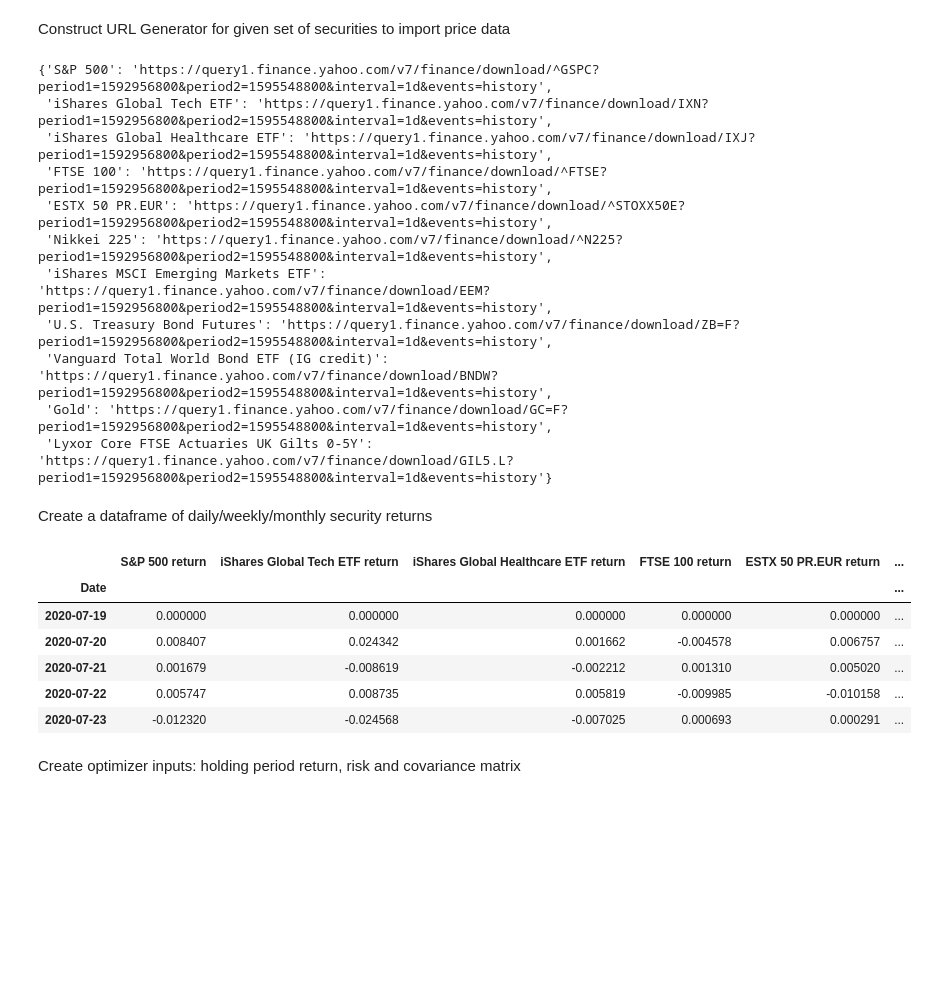
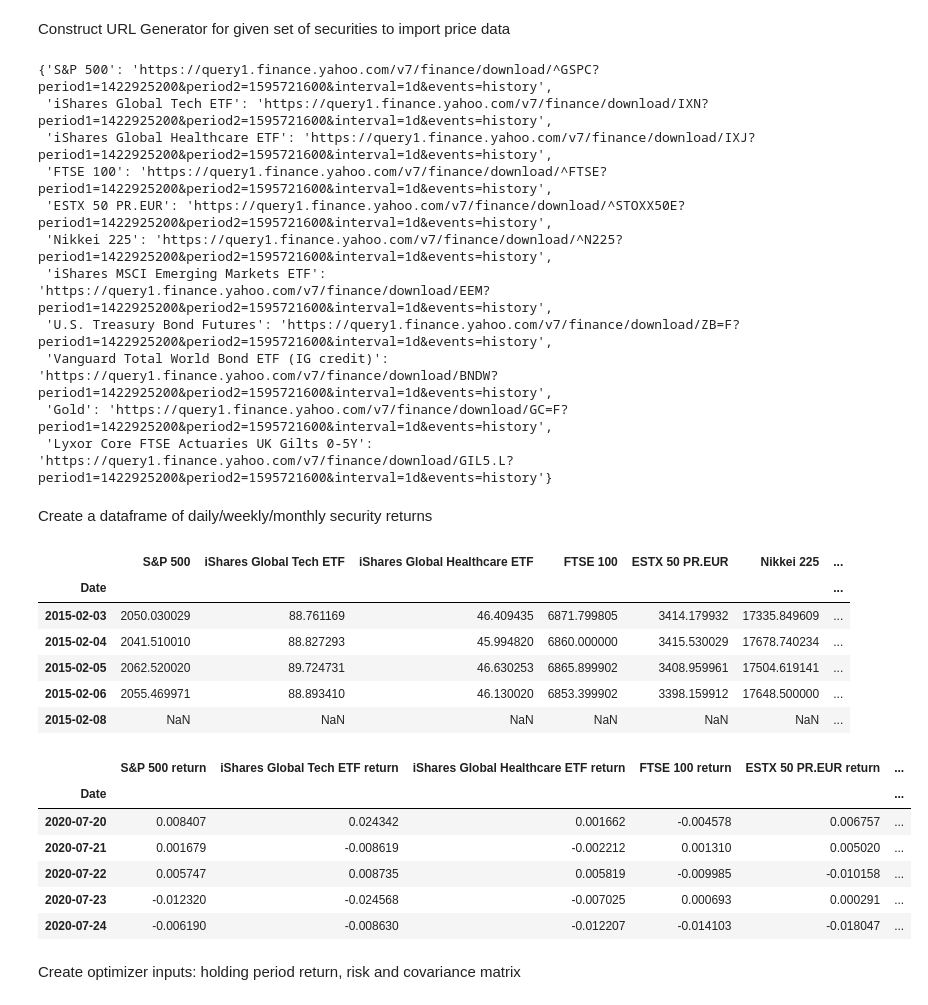
Before and after one commit to dhirlea/Portfolio-Optimizer, a Jupyter notebook: YahooPortfolioOptimizer.ipynb, the cells around one changed output. Drawn from its saved outputs; the diff is of its cells as text; code cells hidden in the pictures; blank space fills up the shorter version.

```diff
--- a/YahooPortfolioOptimizer.ipynb
+++ b/YahooPortfolioOptimizer.ipynb
@@ -33,12 +33,12 @@ frequency ='1d'
 
 #Specify time window to download data eg. last 30 days and annualisation factor for days
 
-lookback = 30
+lookback = 2000
 ann_factor = 260
 
 #Generates epoch timestamps to construct URL
 
-today_date = dt.datetime(dt.datetime.now().year, dt.datetime.now().month, dt.datetime.now().day,1,0,0)
+today_date = dt.datetime(dt.datetime.now().year, dt.datetime.now().month, dt.datetime.now().day-1,1,0,0)
 start_date = today_date - dt.timedelta(days=lookback)
 
 today_date_string = str(round(today_date.timestamp()))
@@ -62,17 +62,17 @@ for security in securities_dictionary.keys():
 display(url_dictionary)
 print('\n')
 # %% [output]
-{'S&P 500': 'https://query1.finance.yahoo.com/v7/finance/download/^GSPC?period1=1592956800&period2=1595548800&interval=1d&events=history',
- 'iShares Global Tech ETF': 'https://query1.finance.yahoo.com/v7/finance/download/IXN?period1=1592956800&period2=1595548800&interval=1d&events=history',
- 'iShares Global Healthcare ETF': 'https://query1.finance.yahoo.com/v7/finance/download/IXJ?period1=1592956800&period2=1595548800&interval=1d&events=history',
- 'FTSE 100': 'https://query1.finance.yahoo.com/v7/finance/download/^FTSE?period1=1592956800&period2=1595548800&interval=1d&events=history',
- 'ESTX 50 PR.EUR': 'https://query1.finance.yahoo.com/v7/finance/download/^STOXX50E?period1=1592956800&period2=1595548800&interval=1d&events=history',
- 'Nikkei 225': 'https://query1.finance.yahoo.com/v7/finance/download/^N225?period1=1592956800&period2=1595548800&interval=1d&events=history',
- 'iShares MSCI Emerging Markets ETF': 'https://query1.finance.yahoo.com/v7/finance/download/EEM?period1=1592956800&period2=1595548800&interval=1d&events=history',
- 'U.S. Treasury Bond Futures': 'https://query1.finance.yahoo.com/v7/finance/download/ZB=F?period1=1592956800&period2=1595548800&interval=1d&events=history',
- 'Vanguard Total World Bond ETF (IG credit)': 'https://query1.finance.yahoo.com/v7/finance/download/BNDW?period1=1592956800&period2=1595548800&interval=1d&events=history',
- 'Gold': 'https://query1.finance.yahoo.com/v7/finance/download/GC=F?period1=1592956800&period2=1595548800&interval=1d&events=history',
- 'Lyxor Core FTSE Actuaries UK Gilts 0-5Y': 'https://query1.finance.yahoo.com/v7/finance/download/GIL5.L?period1=1592956800&period2=1595548800&interval=1d&events=history'}
+{'S&P 500': 'https://query1.finance.yahoo.com/v7/finance/download/^GSPC?period1=1422925200&period2=1595721600&interval=1d&events=history',
+ 'iShares Global Tech ETF': 'https://query1.finance.yahoo.com/v7/finance/download/IXN?period1=1422925200&period2=1595721600&interval=1d&events=history',
+ 'iShares Global Healthcare ETF': 'https://query1.finance.yahoo.com/v7/finance/download/IXJ?period1=1422925200&period2=1595721600&interval=1d&events=history',
+ 'FTSE 100': 'https://query1.finance.yahoo.com/v7/finance/download/^FTSE?period1=1422925200&period2=1595721600&interval=1d&events=history',
+ 'ESTX 50 PR.EUR': 'https://query1.finance.yahoo.com/v7/finance/download/^STOXX50E?period1=1422925200&period2=1595721600&interval=1d&events=history',
+ 'Nikkei 225': 'https://query1.finance.yahoo.com/v7/finance/download/^N225?period1=1422925200&period2=1595721600&interval=1d&events=history',
+ 'iShares MSCI Emerging Markets ETF': 'https://query1.finance.yahoo.com/v7/finance/download/EEM?period1=1422925200&period2=1595721600&interval=1d&events=history',
+ 'U.S. Treasury Bond Futures': 'https://query1.finance.yahoo.com/v7/finance/download/ZB=F?period1=1422925200&period2=1595721600&interval=1d&events=history',
+ 'Vanguard Total World Bond ETF (IG credit)': 'https://query1.finance.yahoo.com/v7/finance/download/BNDW?period1=1422925200&period2=1595721600&interval=1d&events=history',
+ 'Gold': 'https://query1.finance.yahoo.com/v7/finance/download/GC=F?period1=1422925200&period2=1595721600&interval=1d&events=history',
+ 'Lyxor Core FTSE Actuaries UK Gilts 0-5Y': 'https://query1.finance.yahoo.com/v7/finance/download/GIL5.L?period1=1422925200&period2=1595721600&interval=1d&events=history'}
 # %% [markdown]
 Create a dataframe of daily/weekly/monthly security returns
 # %%
@@ -90,42 +90,52 @@ for security in url_dictionary.keys():
 
     #Relabel columns in each dataframe
     securities_price_dictionary[security].columns = ['Date', security+' price level']
 
     #Set dates in each dataframe to Datetime objects
     securities_price_dictionary[security]['Date'] = pd.to_datetime(securities_price_dictionary[security]['Date'])
 
     #Set the index of sub-dataframes to the Date column to help with concatenation
     securities_price_dictionary[security].set_index('Date', inplace=True)
 
 #Concatenate sub-dataframes of dictionary into one main dataframe and set column names
 
 securities_price_df = pd.concat(securities_price_dictionary, axis=1)
 
 securities_price_df.columns= url_dictionary.keys()
 
 col_names = [ name + ' return' for name in url_dictionary.keys()]
 
 #Compute return series and ffill missing values
 securities_return_df = securities_price_df.pct_change(fill_method='ffill')
-securities_return_df = securities_return_df.set_index(securities_price_df.index).dropna()
+securities_return_df.fillna(0, inplace=True)
+securities_return_df = securities_return_df.set_index(securities_price_df.index)
+securities_return_df.drop(securities_return_df.index[0], inplace=True)
+
 
 securities_return_df.columns = col_names
 
 #Print prices and returns dataframes for debugging purposes
 
-#display(securities_price_df.tail())
+display(securities_price_df.head())
 
 display(securities_return_df.tail())
 
 print('\n')
 # %% [output]
-|  | S&P 500 return | iShares Global Tech ETF return | iShares Global Healthcare ETF return | FTSE 100 return | ESTX 50 PR.EUR return | ... |
-| Date |  |  |  |  |  | ... |
-| 2020-07-19 | 0.000000 | 0.000000 | 0.000000 | 0.000000 | 0.000000 | ... |
-| 2020-07-20 | 0.008407 | 0.024342 | 0.001662 | -0.004578 | 0.006757 | ... |
-| 2020-07-21 | 0.001679 | -0.008619 | -0.002212 | 0.001310 | 0.005020 | ... |
-| 2020-07-22 | 0.005747 | 0.008735 | 0.005819 | -0.009985 | -0.010158 | ... |
-| 2020-07-23 | -0.012320 | -0.024568 | -0.007025 | 0.000693 | 0.000291 | ... |
+|  | S&P 500 | iShares Global Tech ETF | iShares Global Healthcare ETF | FTSE 100 | ESTX 50 PR.EUR | Nikkei 225 | ... |
+| Date |  |  |  |  |  |  | ... |
+| 2015-02-03 | 2050.030029 | 88.761169 | 46.409435 | 6871.799805 | 3414.179932 | 17335.849609 | ... |
+| 2015-02-04 | 2041.510010 | 88.827293 | 45.994820 | 6860.000000 | 3415.530029 | 17678.740234 | ... |
+| 2015-02-05 | 2062.520020 | 89.724731 | 46.630253 | 6865.899902 | 3408.959961 | 17504.619141 | ... |
+| 2015-02-06 | 2055.469971 | 88.893410 | 46.130020 | 6853.399902 | 3398.159912 | 17648.500000 | ... |
+| 2015-02-08 | NaN | NaN | NaN | NaN | NaN | NaN | ... |
+|  | S&P 500 return | iShares Global Tech ETF return | iShares Global Healthcare ETF return | FTSE 100 return | ESTX 50 PR.EUR return | ... |
+| Date |  |  |  |  |  | ... |
+| 2020-07-20 | 0.008407 | 0.024342 | 0.001662 | -0.004578 | 0.006757 | ... |
+| 2020-07-21 | 0.001679 | -0.008619 | -0.002212 | 0.001310 | 0.005020 | ... |
+| 2020-07-22 | 0.005747 | 0.008735 | 0.005819 | -0.009985 | -0.010158 | ... |
+| 2020-07-23 | -0.012320 | -0.024568 | -0.007025 | 0.000693 | 0.000291 | ... |
+| 2020-07-24 | -0.006190 | -0.008630 | -0.012207 | -0.014103 | -0.018047 | ... |
 # %% [markdown]
 Create optimizer inputs: holding period return, risk and covariance matrix
 # %%
```
Also changed, not shown: parts of 4 cells of this notebook.
